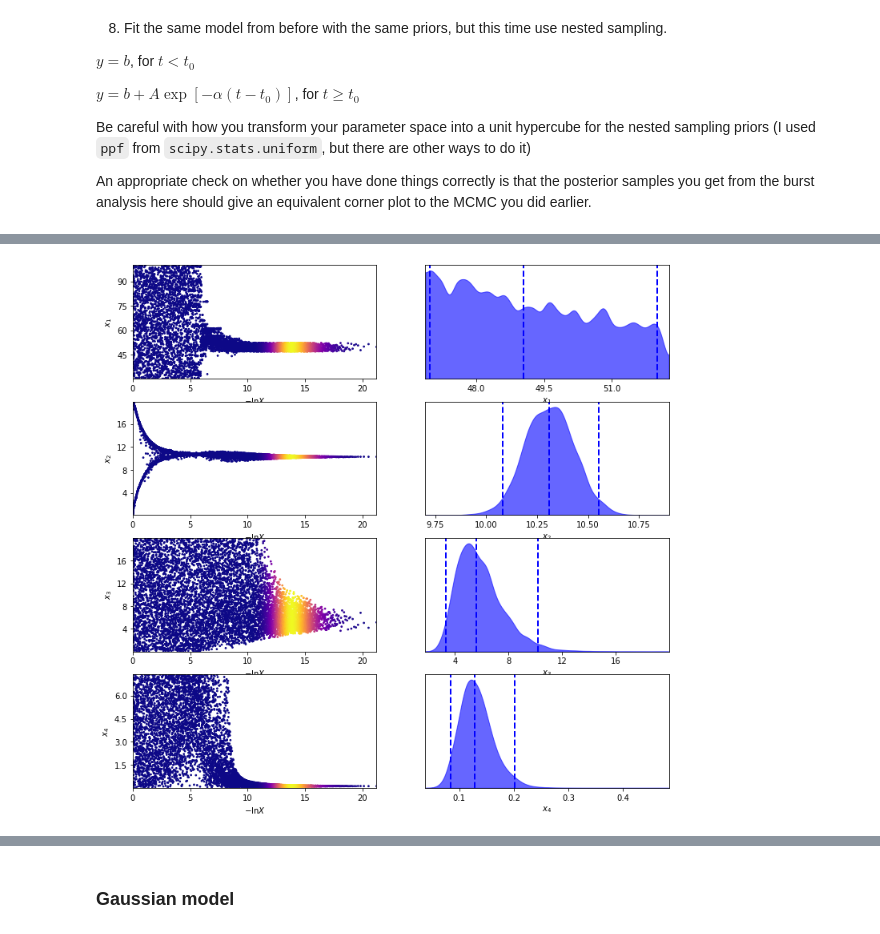
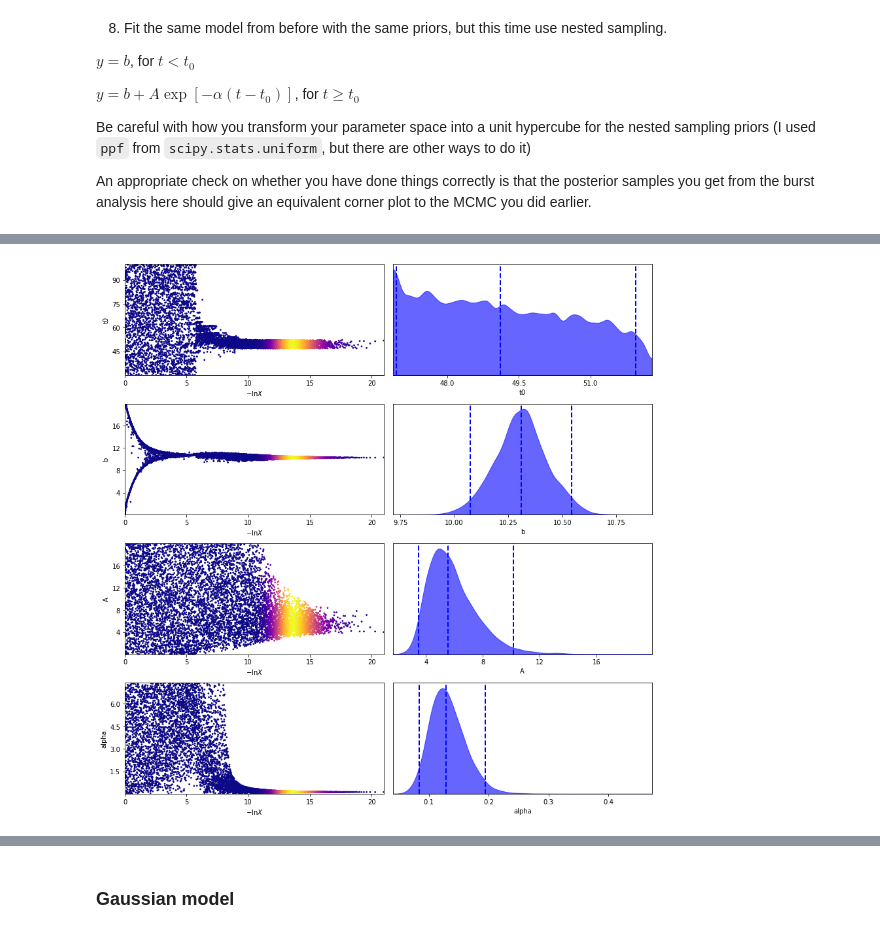
Before and after one commit to ludovicobizzarri/astrostatistics_bicocca_2024, a Jupyter notebook: working/Lesson 12/Transient universe-Nested sampling.ipynb, the cells around one changed output, grey strips where cells are left out. Cells and saved outputs as stored; diff of their text form; code cells hidden in the pictures.

```diff
--- a/working/Lesson 12/Transient universe-Nested sampling.ipynb
+++ b/working/Lesson 12/Transient universe-Nested sampling.ipynb
@@ -123,5 +171,9 @@ rfig, raxes = dyplot.runplot(sresults_burst)
-# %%
-tfig, taxes = dyplot.traceplot(sresults_burst)
-# %% [output]
-[figure, removed]
+# %%
+burst_params_name = np.array(['t0','b','A','alpha'])
+
+tfig, taxes = dyplot.traceplot(sresults_burst,labels=burst_params_name)
+
+tfig.tight_layout()
+# %% [output]
+[figure, added]
 # %%
```
Also changed, not shown: parts of 26 cells of this notebook.
